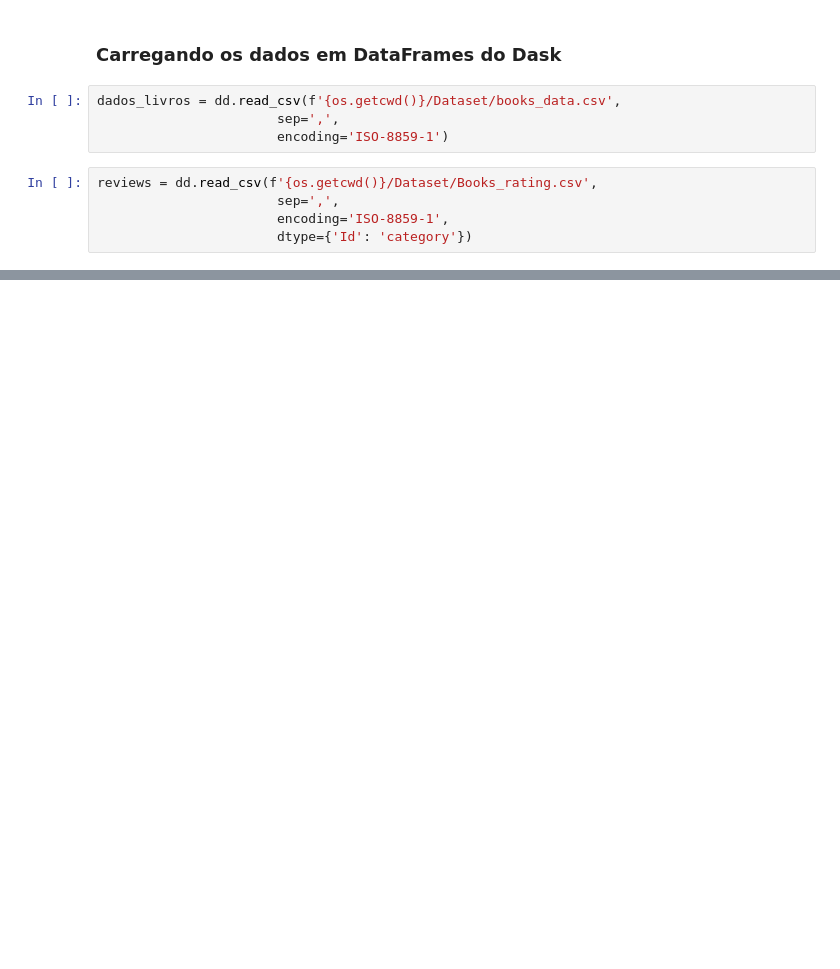
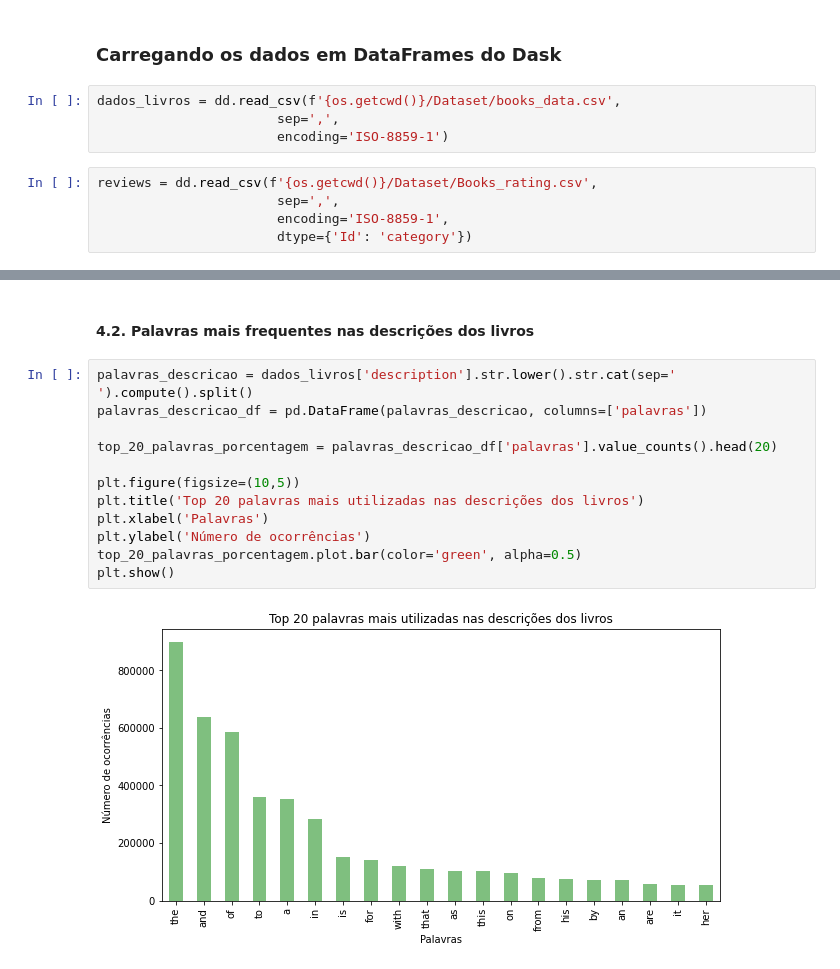
Before and after one commit to ArthurCisotto/projetoBigData2022.2, a Jupyter notebook: projetoBigData.ipynb, the cells around one changed output, grey strips where cells are left out. Cells and saved outputs as stored; diff of their text form; blank space fills up the shorter version.

```diff
--- a/projetoBigData.ipynb
+++ b/projetoBigData.ipynb
@@ -107,0 +243,16 @@ reviews.head()
+# %% [markdown]
+#### 4.2. Palavras mais frequentes nas descrições dos livros
+# %%
+palavras_descricao = dados_livros['description'].str.lower().str.cat(sep=' ').compute().split()
+palavras_descricao_df = pd.DataFrame(palavras_descricao, columns=['palavras'])
+
+top_20_palavras_porcentagem = palavras_descricao_df['palavras'].value_counts().head(20)
+
+plt.figure(figsize=(10,5))
+plt.title('Top 20 palavras mais utilizadas nas descrições dos livros')
+plt.xlabel('Palavras')
+plt.ylabel('Número de ocorrências')
+top_20_palavras_porcentagem.plot.bar(color='green', alpha=0.5)
+plt.show()
+# %% [output]
+[figure, added]
```
Also changed, not shown: parts of 60 cells of this notebook, 1 other file.
